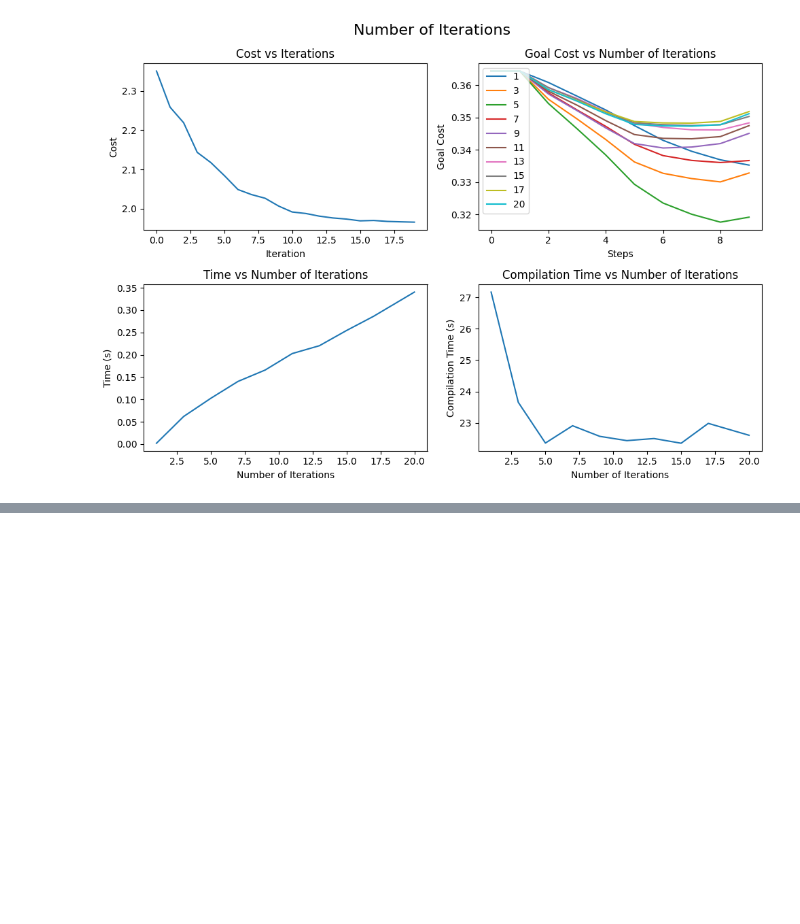
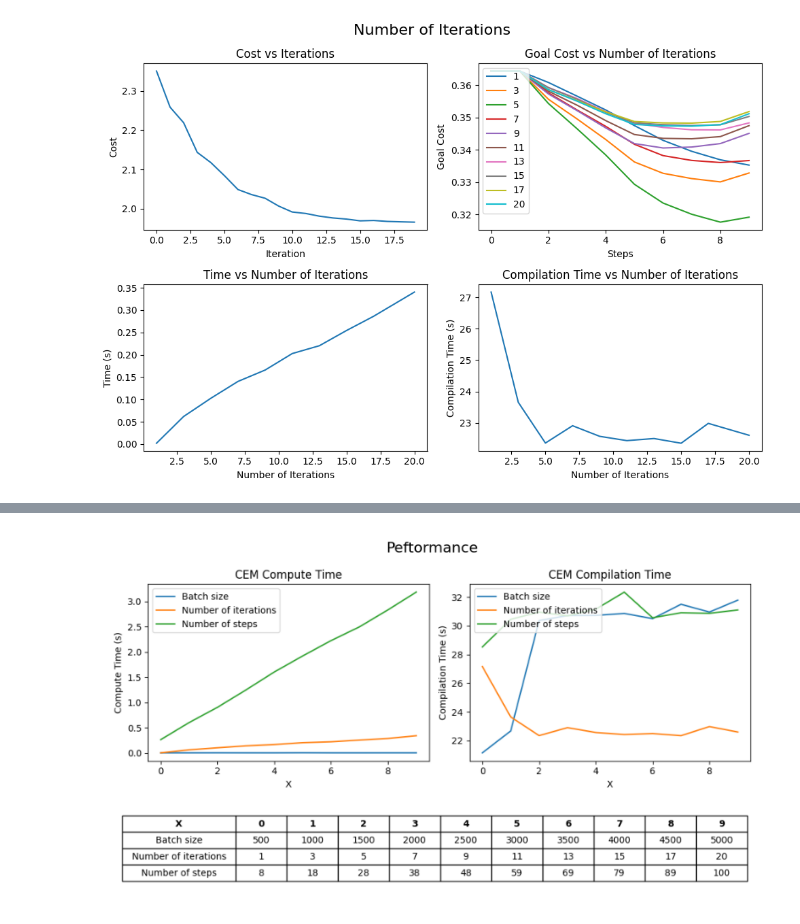
Before and after one commit to patsyuk03/mjx_planner, a Jupyter notebook: performance_testing.ipynb, the cells around one changed output, grey strips where cells are left out. Saved outputs shown, nothing was run; the diff lists cells and outputs as text; code cells hidden in the pictures; blank space fills up the shorter version.

```diff
--- a/performance_testing.ipynb
+++ b/performance_testing.ipynb
@@ -388,0 +476,3 @@ plt.show()
+# %%
+plots = plt.imread(f"{os.path.abspath("")}/img/time_perf.png")
+table_ = plt.imread(f"{os.path.abspath("")}/img/time_perf_table.png")
@@ -388,0 +483,11 @@ plt.show()
+# %%
+joined_img = np.concatenate((plots, table_), axis=0)
+# %%
+fig, ax = plt.subplots(figsize=(10, 10))
+ax.axis('off')
+ax.imshow(joined_img)
+plt.savefig(f"{os.path.abspath("")}/img/performance.png", bbox_inches='tight')
+
+plt.show()
+# %% [output]
+[figure, added]
```
Also changed, not shown: parts of 7 cells of this notebook, 3 other files.
